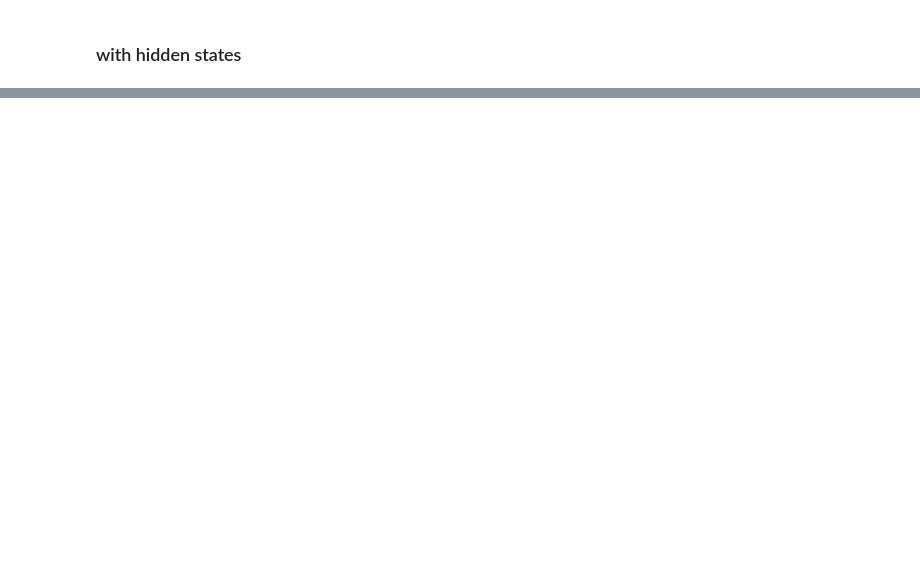
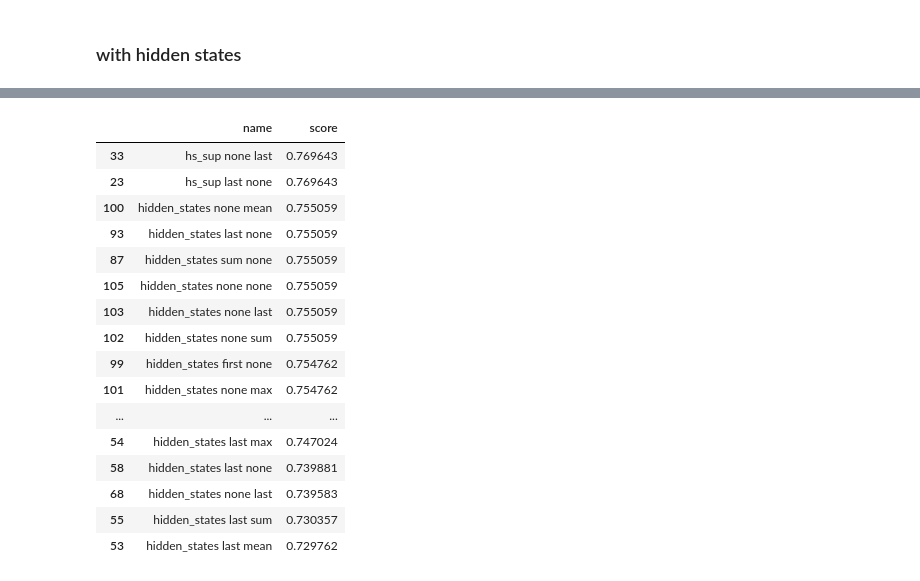
Before and after one commit to wassname/activation_store, a Jupyter notebook: nbs/TQA_regr.ipynb, the cells around one changed output, grey strips where cells are left out. Cells and saved outputs as stored; diff of their text form; code cells hidden in the pictures; blank space fills up the shorter version.

```diff
--- a/nbs/TQA_regr.ipynb
+++ b/nbs/TQA_regr.ipynb
@@ -159,11 +159,11 @@ def get_supressed_activations(
             diffs_inv2, "(l b t) h -> l b t h", l=hs.shape[0] - 1, b=hs.shape[1], t=1
         ).to(w_out.dtype)
         # TODO just return this?
-        eps = 1.0e-1
+        eps = 1.e-2
         supressed_mask = (diffs_inv < -eps).to(hs.dtype)
         # supressed_mask = repeat(supressed_mask, 'l b 1 h -> l b t h', t=hs.shape[2])
     supressed_act = hs[1:] * supressed_mask
-    return supressed_act
+    return supressed_act, supressed_mask
 # %%
 # tokenizer.encode?
 # %%
@@ -206,14 +206,18 @@ def proc(o):
     hs = o['hidden_states'][None]
     hs = rearrange(hs, "b l t h -> l b t h")
     layer_half = hs.shape[0] // 2
-    hs_s = get_supressed_activations(hs, Wo.to(hs.dtype), Wo_inv.to(hs.dtype))
+    hs_s, supressed_mask = get_supressed_activations(hs, Wo.to(hs.dtype), Wo_inv.to(hs.dtype))
     hs_s = rearrange(hs_s, "l b t h -> b l t h").squeeze(0)
     # we will only take the last half of layers, and the last token
-    hs_s = hs_s[layer_half:-2, -1:]
+    hs_s = hs_s[layer_half:-2, :]
     o['hs_sup'] = hs_s.half()
 
+    supressed_mask = rearrange(supressed_mask, "l b t h -> b l t h").squeeze(0)
+    supressed_mask = supressed_mask[layer_half:-2, :]
+    o['supressed_mask'] = supressed_mask
+
     # should I just get the last token for the hs, and only the later layers
-    o['hidden_states'] = o['hidden_states'][layer_half:-2, -1]
+    o['hidden_states'] = o['hidden_states'][layer_half:-2, ]
     return o
 
 ds_a2 = ds_a.map(proc, writer_batch_size=1, num_proc=None)
@@ -440,0 +427,24 @@ score for probe(hidden_states): 0.729 roc auc, n=116
+# %%
+reductions = {
+    'mean': lambda x: x.mean(0),
+    'max': lambda x: x.max(0)[0],
+    'sum': lambda x: x.sum(0),
+    'last': lambda x: x[-1],
+    'first': lambda x: x[0],
+    'none': lambda x: x,
+}
+results = []
+data_names = ['hs_sup', 'hidden_states', 'supressed_mask']
+for dn in data_names:
+
+    for r1 in reductions:
+        r1f = reductions[r1]
+        for r2 in reductions:
+            r2f = reductions[r2]
+            try:
+                X = torch.stack([r2f(r1f(x)) for x in ds_a2[dn]])
+                name = f'{dn} {r1} {r2}'
+                score = train_linear_prob_on_dataset(X, name)
+                results.append((name, score))
+            except Exception as e:
+                print(e)
@@ -440,0 +469,5 @@ score for probe(hidden_states): 0.729 roc auc, n=116
+# %%
+import pandas as pd
+# note hs_sup seems to get more important as we lower the thresh
+df = pd.DataFrame(results, columns=['name', 'score']).sort_values('score', ascending=False)
+df
@@ -440,0 +488,20 @@ score for probe(hidden_states): 0.729 roc auc, n=116
+# %%
+df.head(20)
+# %% [output]
+|  | name | score |
+| 33 | hs_sup none last | 0.769643 |
+| 23 | hs_sup last none | 0.769643 |
+| 100 | hidden_states none mean | 0.755059 |
+| 93 | hidden_states last none | 0.755059 |
+| 87 | hidden_states sum none | 0.755059 |
+| 105 | hidden_states none none | 0.755059 |
+| 103 | hidden_states none last | 0.755059 |
+| 102 | hidden_states none sum | 0.755059 |
+| 99 | hidden_states first none | 0.754762 |
+| 101 | hidden_states none max | 0.754762 |
+| ... | ... | ... |
+| 54 | hidden_states last max | 0.747024 |
+| 58 | hidden_states last none | 0.739881 |
+| 68 | hidden_states none last | 0.739583 |
+| 55 | hidden_states last sum | 0.730357 |
+| 53 | hidden_states last mean | 0.729762 |
```
Also changed, not shown: parts of 14 cells of this notebook, 2 other files.
